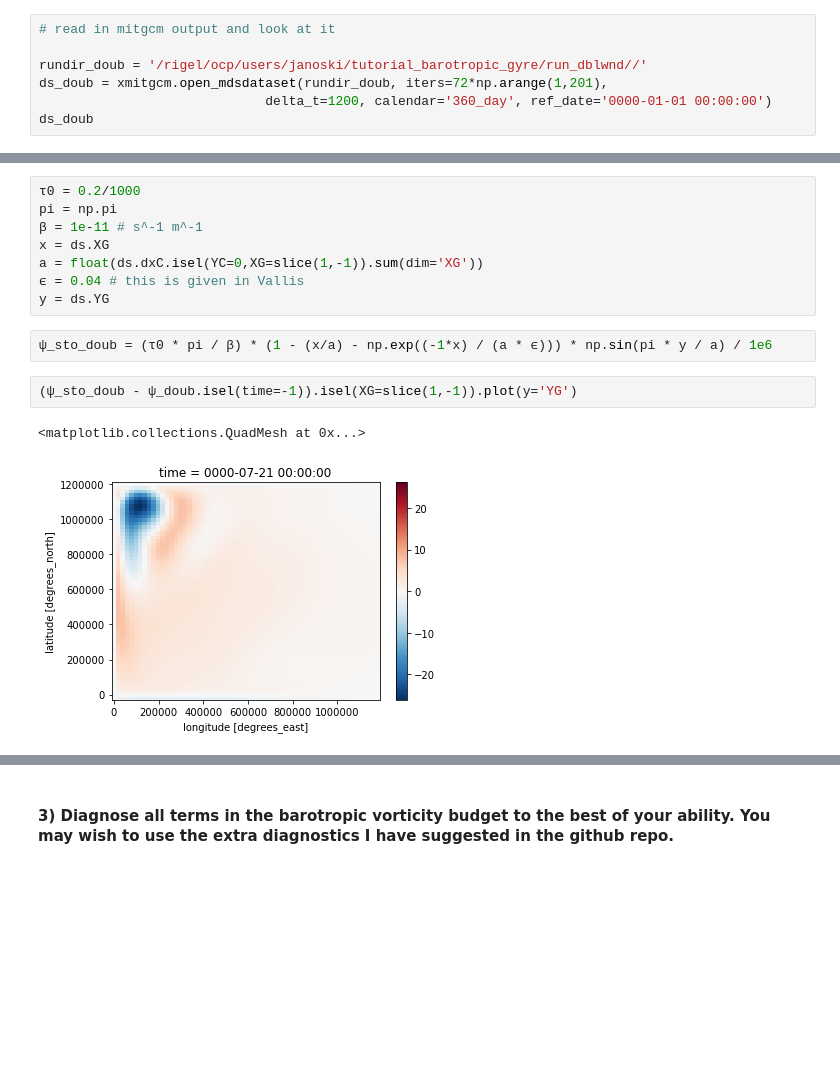
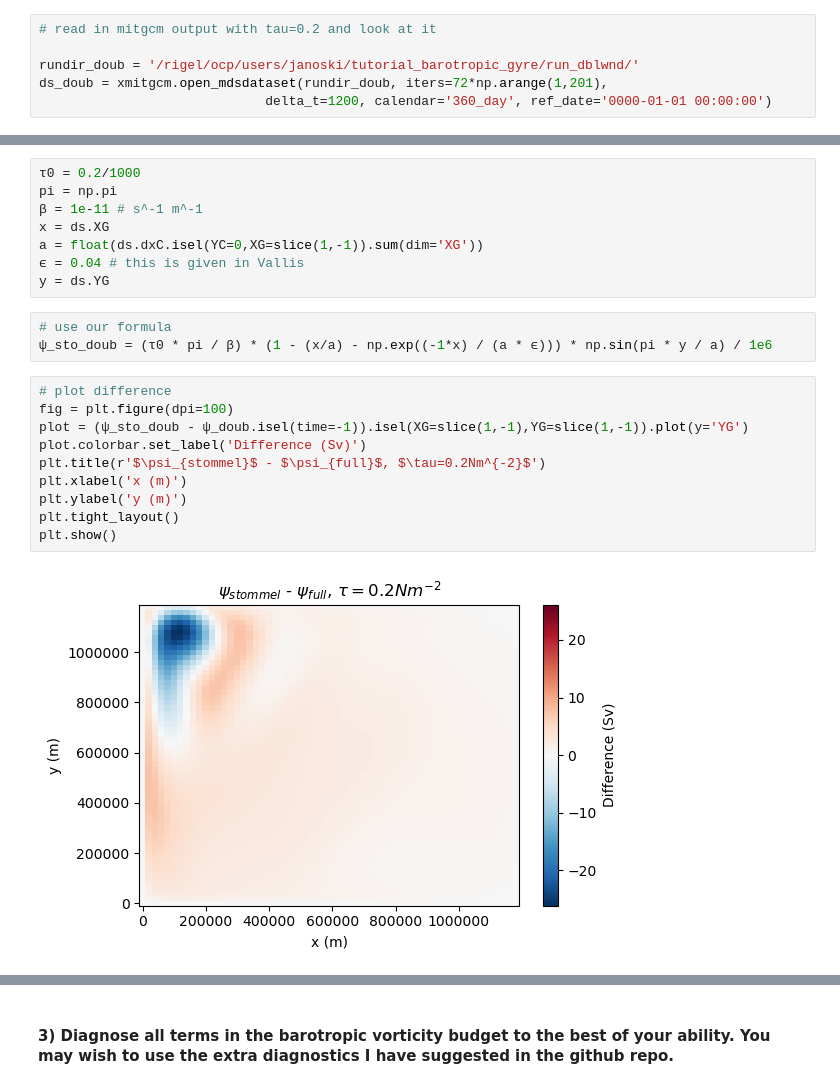
Before and after one commit to tyfolino/Ocean_Dynamics, a Jupyter notebook: Ocean_Dynamics_HW1.ipynb, the cells around one changed output, grey strips where cells are left out. Drawn from its saved outputs; the diff is of its cells as text; blank space fills up the shorter version.

```diff
--- a/Ocean_Dynamics_HW1.ipynb
+++ b/Ocean_Dynamics_HW1.ipynb
@@ -162,12 +155,11 @@ y = ds.YG
 tau_x2 = np.array(ds.taux * rho0 * 2,dtype=dtype)
 tau_x2.tofile(f'{rundir}/windx_cosy_double.bin')
 # %%
-# read in mitgcm output and look at it
+# read in mitgcm output with tau=0.2 and look at it
 
-rundir_doub = '/rigel/ocp/users/janoski/tutorial_barotropic_gyre/run_dblwnd//'
+rundir_doub = '/rigel/ocp/users/janoski/tutorial_barotropic_gyre/run_dblwnd/'
 ds_doub = xmitgcm.open_mdsdataset(rundir_doub, iters=72*np.arange(1,201),
                              delta_t=1200, calendar='360_day', ref_date='0000-01-01 00:00:00')
-ds_doub
 # %% [output]
 http://xarray.pydata.org/en/stable/combining.html#combining-multi
   ds = xr.auto_combine(datasets)
@@ -216,9 +192,17 @@ a = float(ds.dxC.isel(YC=0,XG=slice(1,-1)).sum(dim='XG'))
 ϵ = 0.04 # this is given in Vallis
 y = ds.YG
 # %%
+# use our formula
 ψ_sto_doub = (τ0 * pi / β) * (1 - (x/a) - np.exp((-1*x) / (a * ϵ))) * np.sin(pi * y / a) / 1e6
-# %%
-(ψ_sto_doub - ψ_doub.isel(time=-1)).isel(XG=slice(1,-1)).plot(y='YG')
-# %% [output]
-<matplotlib.collections.QuadMesh at 0x...>
-[figure, removed]
+# %%
+# plot difference
+fig = plt.figure(dpi=100)
+plot = (ψ_sto_doub - ψ_doub.isel(time=-1)).isel(XG=slice(1,-1),YG=slice(1,-1)).plot(y='YG')
+plot.colorbar.set_label('Difference (Sv)')
+plt.title(r'$\psi_{stommel}$ - $\psi_{full}$, $\tau=0.2Nm^{-2}$')
+plt.xlabel('x (m)')
+plt.ylabel('y (m)')
+plt.tight_layout()
+plt.show()
+# %% [output]
+[figure, added]
```
Also changed, not shown: parts of 20 cells of this notebook.
